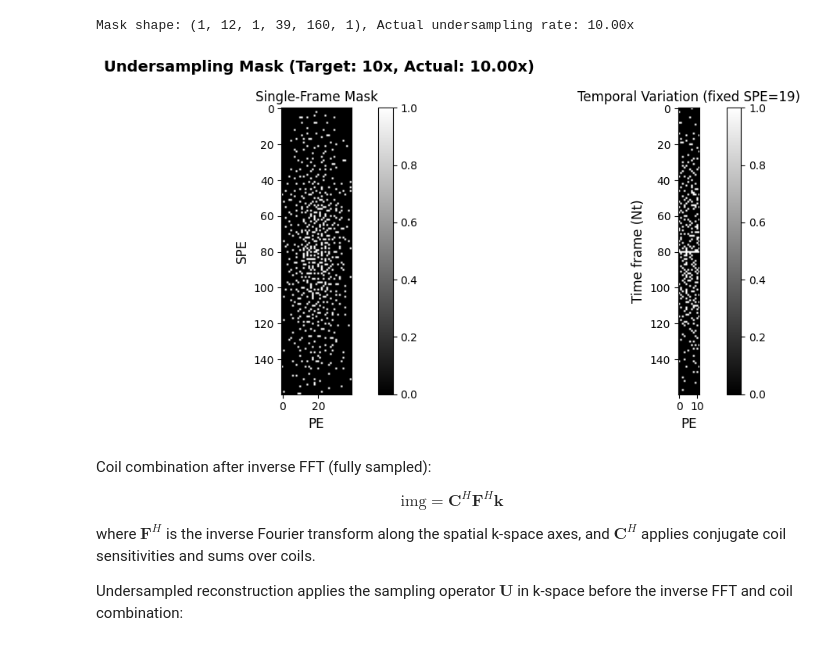
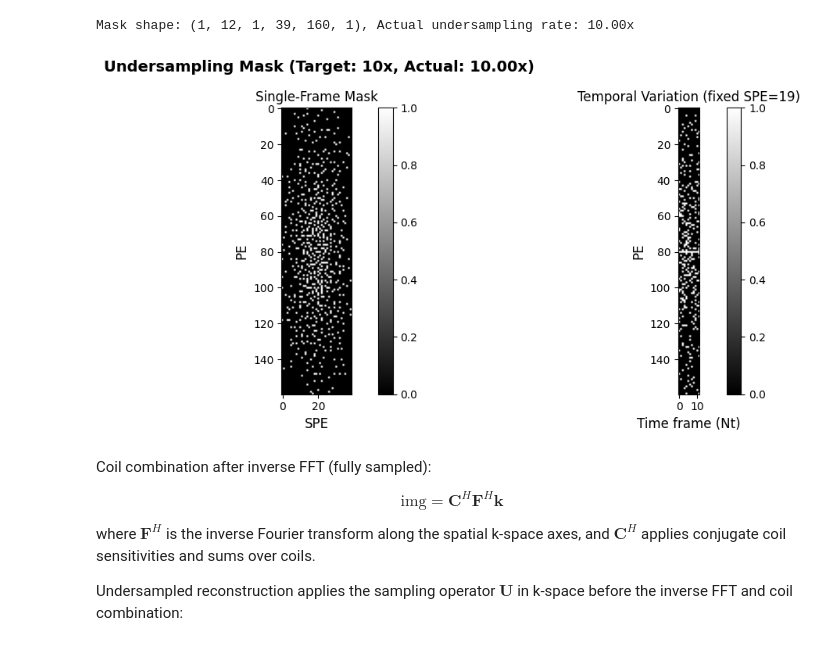
Before and after one commit to CmrxRecon/CMRx4DFlow2026, a Jupyter notebook: CMRx4DFlowReconDemo/ForRecon/1_UndersamplingDemo.ipynb, the cells around one changed output. Drawn from its saved outputs; the diff is of its cells as text; code cells hidden in the pictures.

```diff
--- a/CMRx4DFlowReconDemo/ForRecon/1_UndersamplingDemo.ipynb
+++ b/CMRx4DFlowReconDemo/ForRecon/1_UndersamplingDemo.ipynb
@@ -51,38 +51,38 @@ masks_spe_pe_t = fun_mask_gen_2d(
 usmask = rearrange(masks_spe_pe_t, "spe pe t -> 1 t 1 spe pe 1")
 
 # Empirical undersampling factor from the sampling density:
 # mean(usmask) is the fraction of sampled points, so 1/mean is the effective acceleration.
 actual_usrate = 1.0 / np.mean(usmask)
 print(f"Mask shape: {usmask.shape}, Actual undersampling rate: {actual_usrate:.2f}x")
 
 # --- Visualization ---
 fig, axes = plt.subplots(1, 2, figsize=(12, 5))
 fig.suptitle(
     f"Undersampling Mask (Target: {usrate}x, Actual: {actual_usrate:.2f}x)",
     fontsize=14,
     fontweight="bold",
 )
 
 # Panel 1: a single time-frame mask, displayed as (PE, SPE) for readability
 im0 = axes[0].imshow(usmask[0, 0, 0, :, :, 0].T, cmap="gray")
-axes[0].set_xlabel("PE", fontsize=12)
-axes[0].set_ylabel("SPE", fontsize=12)
+axes[0].set_ylabel("PE", fontsize=12)
+axes[0].set_xlabel("SPE", fontsize=12)
 axes[0].set_title("Single-Frame Mask", fontsize=12)
 plt.colorbar(im0, ax=axes[0], fraction=0.046)
 
 # Panel 2: temporal evolution for a fixed SPE line (middle SPE index).
 # Shows (PE vs time) sampling pattern at that SPE location.
 im1 = axes[1].imshow(usmask[0, :, 0, SPE // 2, :, 0].T, cmap="gray")
-axes[1].set_xlabel("PE", fontsize=12)
-axes[1].set_ylabel("Time frame (Nt)", fontsize=12)
+axes[1].set_ylabel("PE", fontsize=12)
+axes[1].set_xlabel("Time frame (Nt)", fontsize=12)
 axes[1].set_title(f"Temporal Variation (fixed SPE={SPE // 2})", fontsize=12)
 plt.colorbar(im1, ax=axes[1], fraction=0.046)
 
 plt.tight_layout()
 plt.show()
 # %% [output]
 Mask shape: (1, 12, 1, 39, 160, 1), Actual undersampling rate: 10.00x
-[figure, old version]
+[figure, new version]
 # %% [markdown]
 Coil combination after inverse FFT (fully sampled):
 
```
Also changed, not shown: parts of 2 cells of this notebook, 6 other files.
